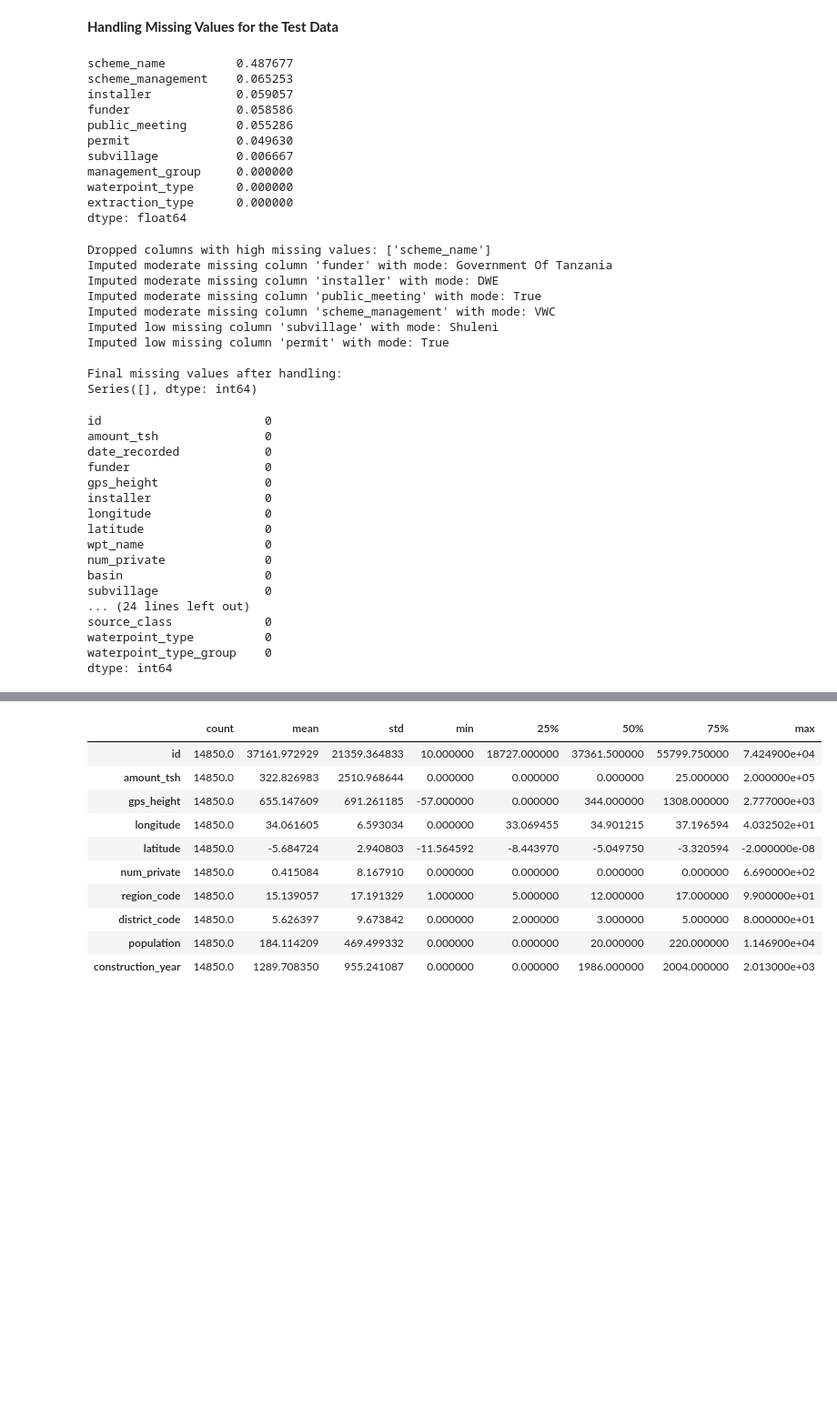
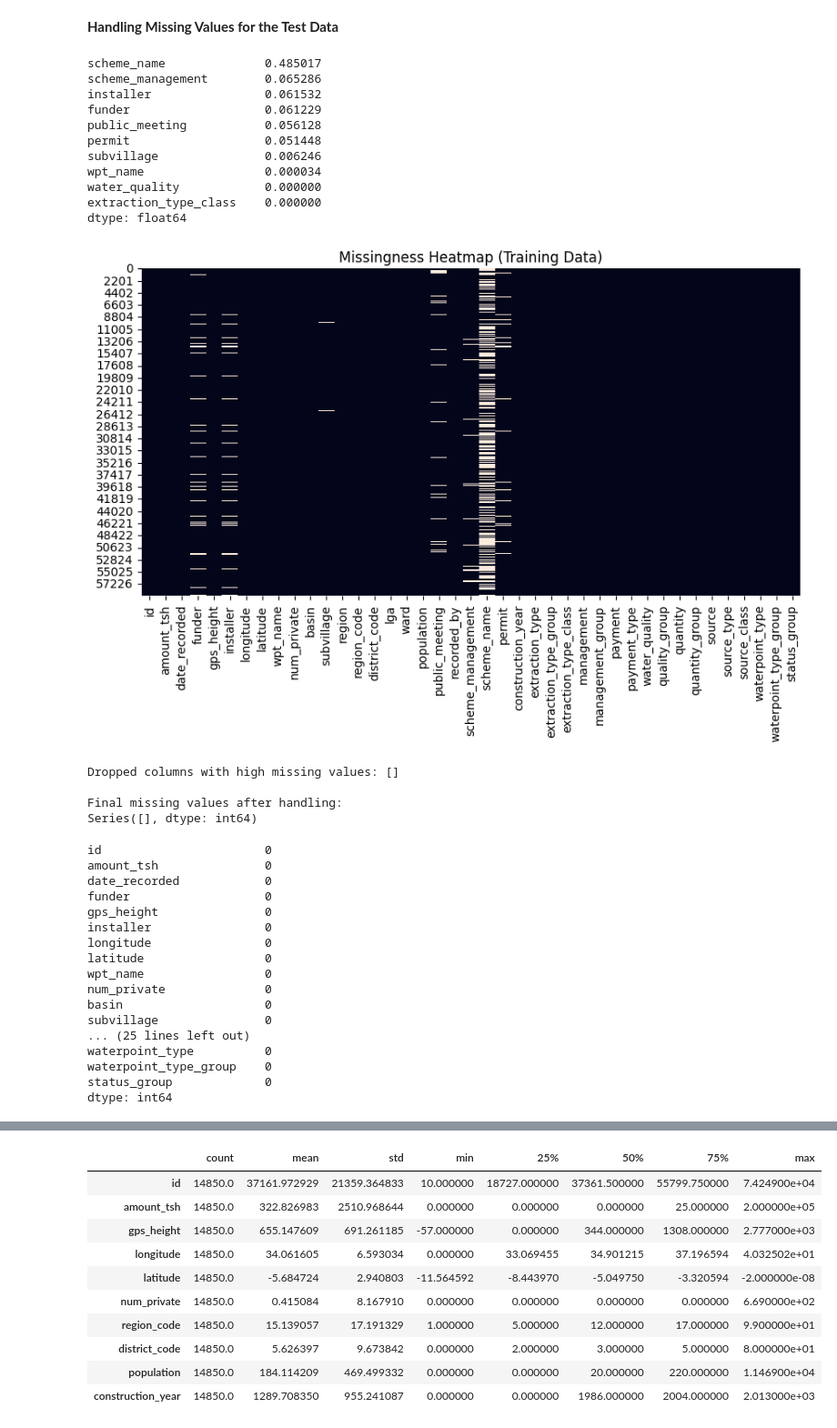
Before and after one commit to albert-raphael/water-pump, a Jupyter notebook: Notebooks/water-pump.ipynb, the cells around one changed output, grey strips where cells are left out. Shown at 91% size. Drawn from its saved outputs; the diff is of its cells as text; code cells hidden in the pictures; blank space fills up the shorter version.

```diff
--- a/Notebooks/water-pump.ipynb
+++ b/Notebooks/water-pump.ipynb
@@ -331,70 +289,66 @@ test_df1.describe()
 **Handling Missing Values for the Test Data**
 # %%
 # --- Missing values ---
-missing = test_df1.isna().mean().sort_values(ascending=False)
+missing = df.isna().mean().sort_values(ascending=False)
 missing.head(10)
 # %% [output]
-scheme_name          0.487677
-scheme_management    0.065253
-installer            0.059057
-funder               0.058586
-public_meeting       0.055286
-permit               0.049630
-subvillage           0.006667
-management_group     0.000000
-waterpoint_type      0.000000
-extraction_type      0.000000
+scheme_name              0.485017
+scheme_management        0.065286
+installer                0.061532
+funder                   0.061229
+public_meeting           0.056128
+permit                   0.051448
+subvillage               0.006246
+wpt_name                 0.000034
+water_quality            0.000000
+extraction_type_class    0.000000
 dtype: float64
 # %%
 # Visualize missingness
 plt.figure(figsize=(10,5))
-sns.heatmap(test_df1.isna(), cbar=False)
-plt.title("Missingness Heatmap (Test Data)")
+sns.heatmap(df.isna(), cbar=False)
+plt.title("Missingness Heatmap (Training Data)")
 plt.show()
+# %% [output]
+[figure, added]
 # %%
-# --- Handling Missing Values in test_df1 ---
+# --- Handling Missing Values in df ---
 
 # 1. Remove columns with high missing values (>40%)
 high_missing_thresh = 0.4
-cols_to_drop = test_df1.isna().mean()[test_df1.isna().mean() > high_missing_thresh].index
-test_df1 = test_df1.drop(columns=cols_to_drop)
+cols_to_drop = df.isna().mean()[df.isna().mean() > high_missing_thresh].index
+df = df.drop(columns=cols_to_drop)
 print(f"Dropped columns with high missing values: {list(cols_to_drop)}")
 
 # 2. Impute columns with moderate missing values (5% - 40%) using mode
-moderate_missing_cols = test_df1.isna().mean()[(test_df1.isna().mean() > 0.05) &
-                                               (test_df1.isna().mean() <= high_missing_thresh)].index
+moderate_missing_cols = df.isna().mean()[(df.isna().mean() > 0.05) &
+                                               (df.isna().mean() <= high_missing_thresh)].index
 
 for col in moderate_missing_cols:
-    mode_value = test_df1[col].mode()[0]
-    test_df1[col].fillna(mode_value, inplace=True)
+    mode_value = df[col].mode()[0]
+    df[col].fillna(mode_value, inplace=True)
     print(f"Imputed moderate missing column '{col}' with mode: {mode_value}")
 
 # 3. Impute columns with low missing values (<5%) using mode
-low_missing_cols = test_df1.isna().mean()[(test_df1.isna().mean() > 0) &
-                                          (test_df1.isna().mean() <= 0.05)].index
+low_missing_cols = df.isna().mean()[(df.isna().mean() > 0) &
+                                          (df.isna().mean() <= 0.05)].index
 
 for col in low_missing_cols:
-    mode_value = test_df1[col].mode()[0]
-    test_df1[col].fillna(mode_value, inplace=True)
+    mode_value = df[col].mode()[0]
+    df[col].fillna(mode_value, inplace=True)
     print(f"Imputed low missing column '{col}' with mode: {mode_value}")
 
 # 4. Check final missing values
-missing_final = test_df1.isna().sum()
+missing_final = df.isna().sum()
 print("\nFinal missing values after handling:")
 print(missing_final[missing_final > 0])
 # %% [output]
-Dropped columns with high missing values: ['scheme_name']
-Imputed moderate missing column 'funder' with mode: Government Of Tanzania
-Imputed moderate missing column 'installer' with mode: DWE
-Imputed moderate missing column 'public_meeting' with mode: True
-Imputed moderate missing column 'scheme_management' with mode: VWC
-Imputed low missing column 'subvillage' with mode: Shuleni
-Imputed low missing column 'permit' with mode: True
+Dropped columns with high missing values: []
 
 Final missing values after handling:
 Series([], dtype: int64)
 # %%
-test_df1.isnull().sum()
+df.isnull().sum()
 # %% [output]
 id                       0
 amount_tsh               0
@@ -408,8 +362,8 @@ wpt_name                 0
 num_private              0
 basin                    0
 subvillage               0
-... (24 lines left out)
-source_class             0
+... (25 lines left out)
 waterpoint_type          0
 waterpoint_type_group    0
+status_group             0
 dtype: int64
```
Also changed, not shown: parts of 25 cells of this notebook.
